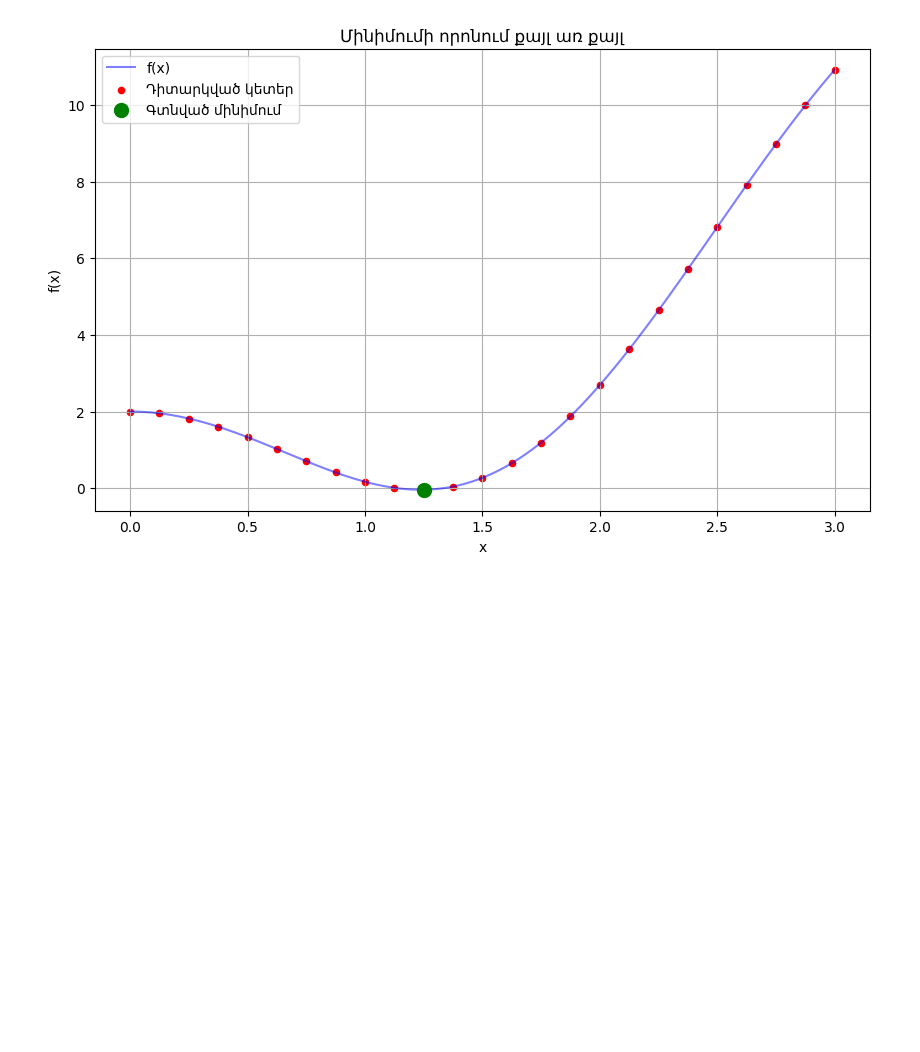
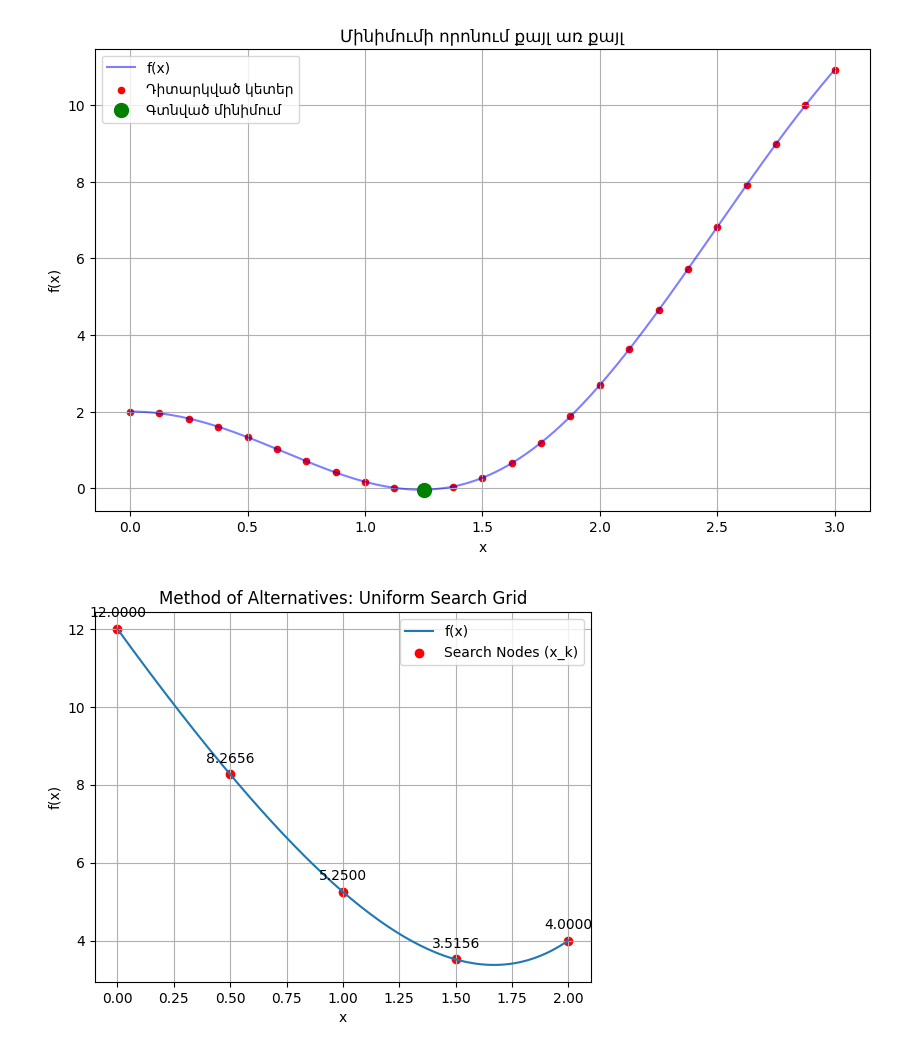
Before and after one commit to Mil-333/optimization-methods, a Jupyter notebook: Alternative-Method/lab1.ipynb, the cells around one changed output. Saved outputs shown, nothing was run; the diff lists cells and outputs as text; code cells hidden in the pictures; blank space fills up the shorter version.

```diff
--- a/Alternative-Method/lab1.ipynb
+++ b/Alternative-Method/lab1.ipynb
@@ -79,3 +79,35 @@ plt.show()
 Մինիմումը մոտավորապես գտնվում է x = 1.25
 f(x) = -0.03978723109386739
 [figure]
+# %%
+import numpy as np
+import matplotlib.pyplot as plt
+
+def f(x):
+    return 0.25 * x**4 + x**2 - 8*x + 12
+
+# Smooth curve
+x = np.linspace(0, 2, 200)
+y = f(x)
+
+# Uniform points
+x_points = np.array([0, 0.5, 1.0, 1.5, 2.0])
+y_points = f(x_points)
+
+plt.figure()
+plt.plot(x, y, label="f(x)")
+plt.scatter(x_points, y_points, color='red', label="Search Nodes (x_k)")
+
+for i in range(len(x_points)):
+    plt.text(x_points[i], y_points[i] + 0.3, f"{y_points[i]:.4f}", ha='center')
+
+plt.title("Method of Alternatives: Uniform Search Grid")
+plt.xlabel("x")
+plt.ylabel("f(x)")
+plt.grid()
+plt.legend()
+
+plt.savefig("optimization_plot.png")
+plt.show()
+# %% [output]
+[figure, added]
```
Also changed, not shown: parts of 1 cell of this notebook.
